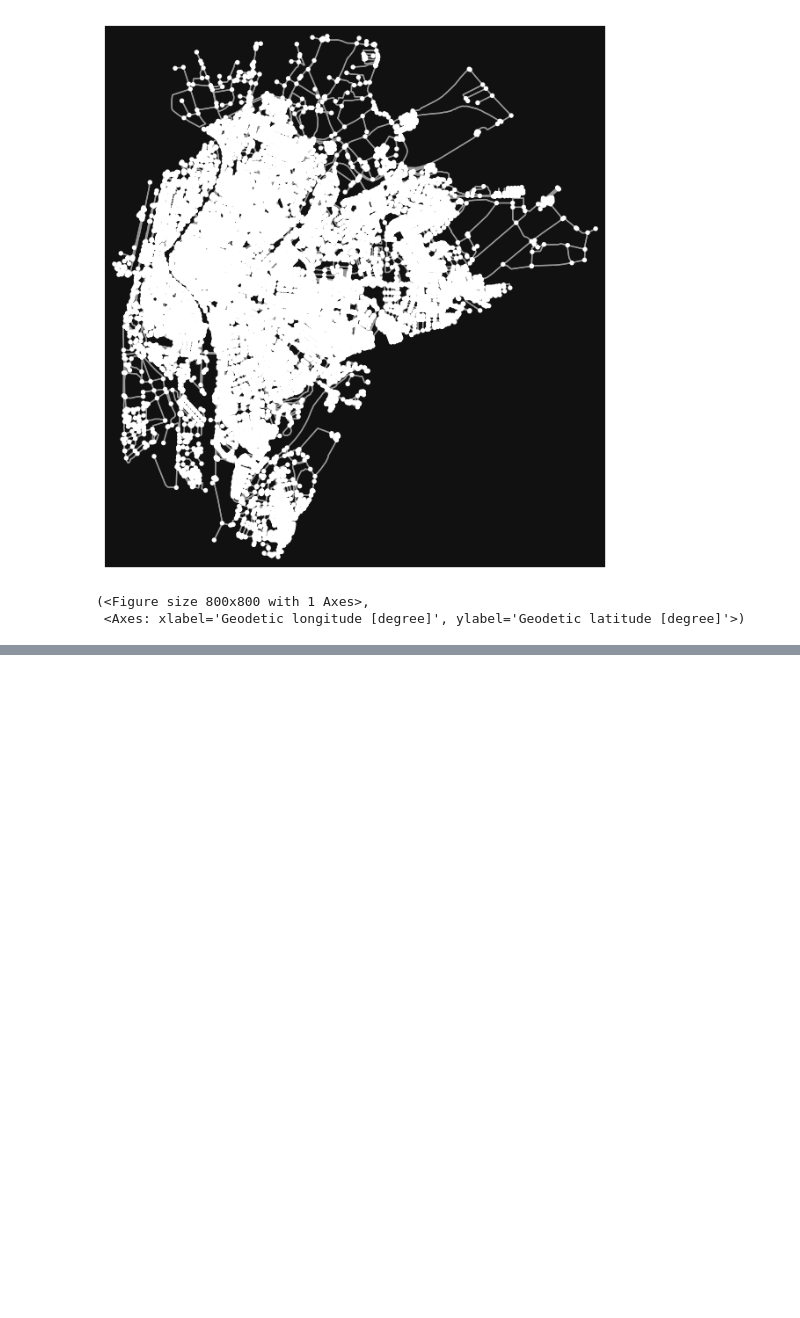
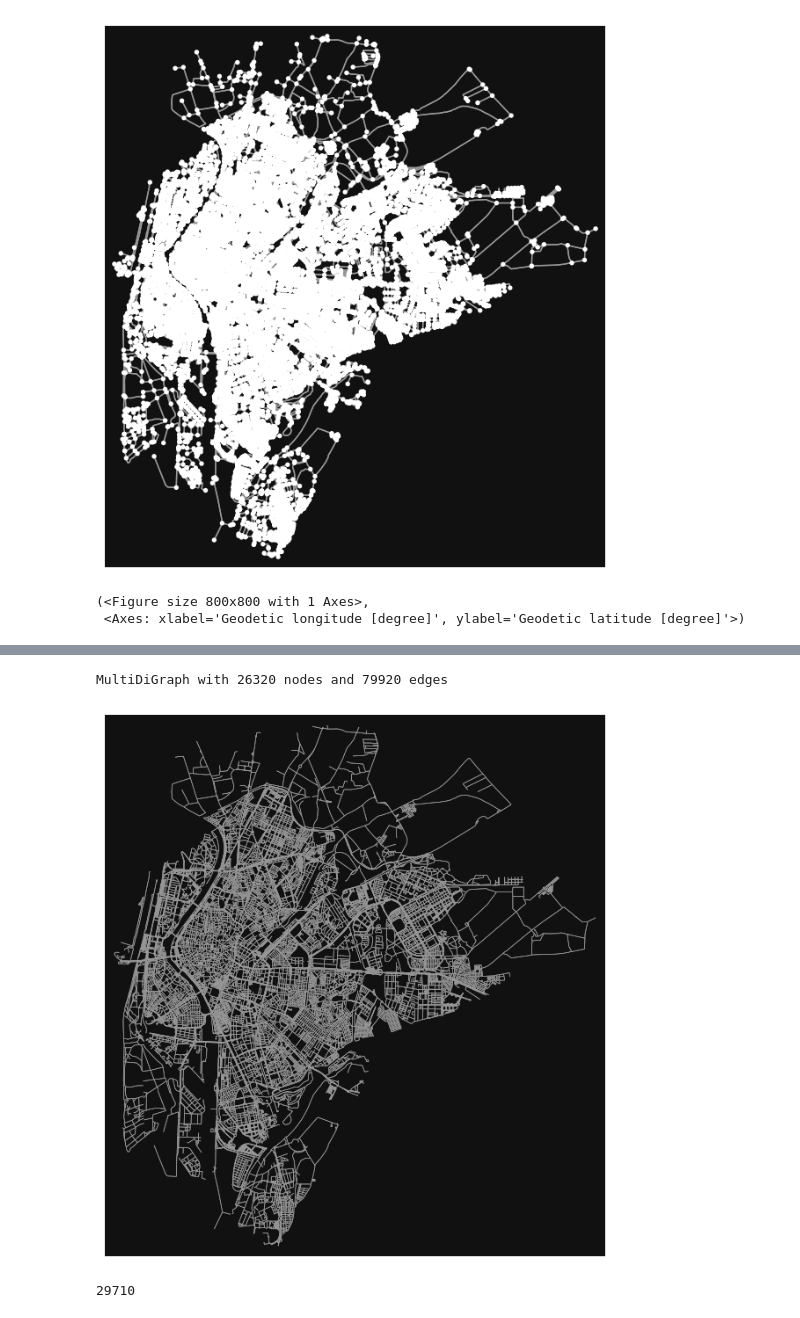
Before and after one commit to Nmodjrian/heat-conditioned-accessibility, a Jupyter notebook: notebooks/01_study_area.ipynb, the cells around one changed output, grey strips where cells are left out. Drawn from its saved outputs; the diff is of its cells as text; code cells hidden in the pictures; blank space fills up the shorter version.

```diff
--- a/notebooks/01_study_area.ipynb
+++ b/notebooks/01_study_area.ipynb
@@ -23,0 +49,33 @@ ox.plot_graph(G)
+# %%
+G = ox.graph_from_place(
+    place,
+    network_type="walk",
+    simplify=True
+)
+
+print(G)
+fig, ax = ox.plot_graph(
+    G,
+    node_size=0,
+    edge_linewidth=0.5
+)
+# %% [output]
+MultiDiGraph with 26320 nodes and 79920 edges
+[figure, added]
+# %%
+tags = {
+    "building": True
+}
+
+buildings = ox.features_from_place(
+    place,
+    tags=tags
+)
+
+print(len(buildings))
+buildings.head()
+buildings = buildings[
+    buildings.geometry.type.isin(["Polygon", "MultiPolygon"])
+].copy()
+# %% [output]
+29710
```
Also changed, not shown: parts of 7 cells of this notebook.
